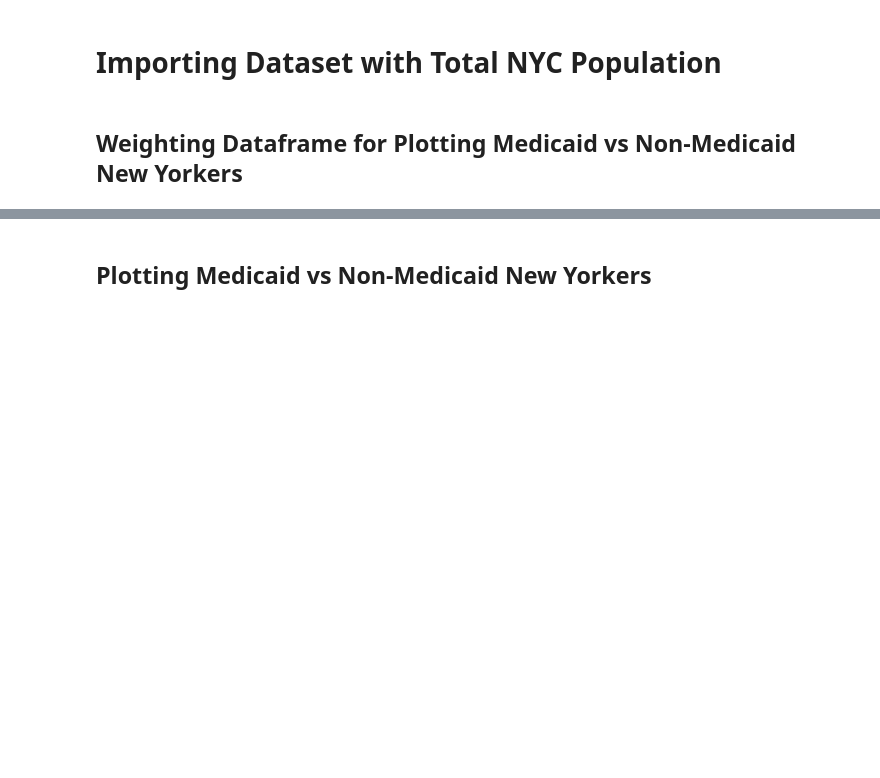
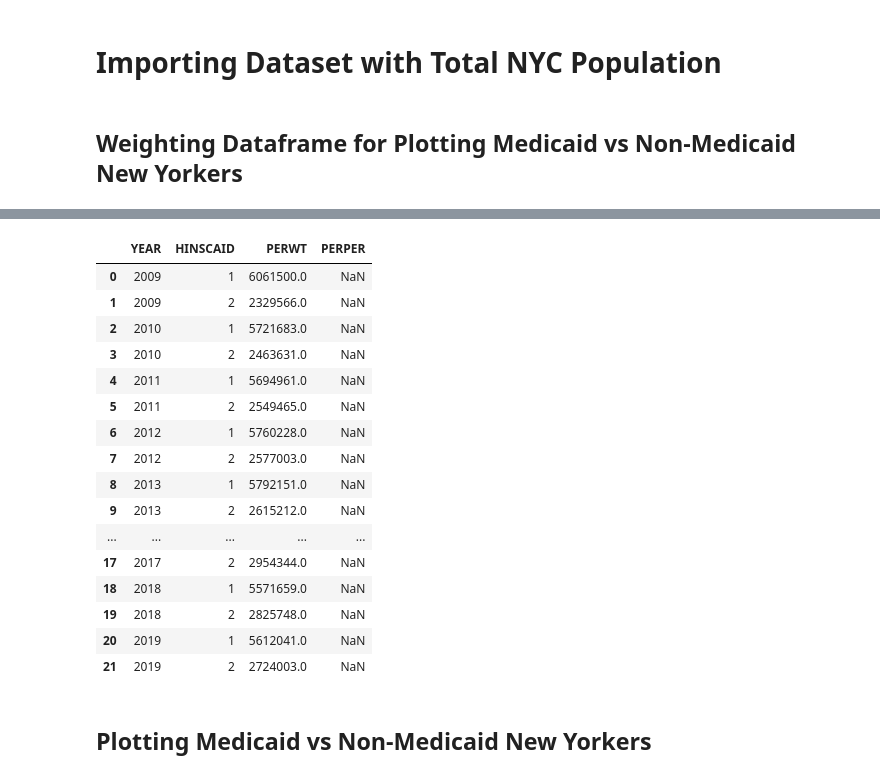
Before and after one commit to mspp-data-studio-2021/Ariel_Medex, a Jupyter notebook: 004 Combined Medicaid and Non-Medicaid Population Analysis.ipynb, the cells around one changed output, grey strips where cells are left out. Drawn from its saved outputs; the diff is of its cells as text; code cells hidden in the pictures; blank space fills up the shorter version.

```diff
--- a/004 Combined Medicaid and Non-Medicaid Population Analysis.ipynb
+++ b/004 Combined Medicaid and Non-Medicaid Population Analysis.ipynb
@@ -13,7 +13,7 @@ import weightedcalcs as wc
 # %% [markdown]
 # Importing Dataset with Total NYC Population
 # %%
-df = pd.read_csv('/Data/004usa_00005.csv')
+df = pd.read_csv('Data/004usa_00005.csv')
 # %% [markdown]
 ## Weighting Dataframe for Plotting Medicaid vs Non-Medicaid New Yorkers
 # %%
@@ -20,0 +41,3 @@ weighted_df = df.groupby(['YEAR', 'HINSCAID'], as_index=False).sum()[['YEAR', 'H
+# %%
+weighted_df1 = weighted_df[weighted_df['HINSCAID']==1]
+weighted_df1
@@ -21,3 +57,27 @@ weighted_df = df.groupby(['YEAR', 'HINSCAID'], as_index=False).sum()[['YEAR', 'H
+# %%
+weighted_df2 = weighted_df[weighted_df['HINSCAID']==2]
+# %%
+weighted_df['PERPER'] = weighted_df2.div(weighted_df1)
+# %%
+weighted_df
+# %% [output]
+|  | YEAR | HINSCAID | PERWT | PERPER |
+| 0 | 2009 | 1 | 6061500.0 | NaN |
+| 1 | 2009 | 2 | 2329566.0 | NaN |
+| 2 | 2010 | 1 | 5721683.0 | NaN |
+| 3 | 2010 | 2 | 2463631.0 | NaN |
+| 4 | 2011 | 1 | 5694961.0 | NaN |
+| 5 | 2011 | 2 | 2549465.0 | NaN |
+| 6 | 2012 | 1 | 5760228.0 | NaN |
+| 7 | 2012 | 2 | 2577003.0 | NaN |
+| 8 | 2013 | 1 | 5792151.0 | NaN |
+| 9 | 2013 | 2 | 2615212.0 | NaN |
+| ... | ... | ... | ... | ... |
+| 17 | 2017 | 2 | 2954344.0 | NaN |
+| 18 | 2018 | 1 | 5571659.0 | NaN |
+| 19 | 2018 | 2 | 2825748.0 | NaN |
+| 20 | 2019 | 1 | 5612041.0 | NaN |
+| 21 | 2019 | 2 | 2724003.0 | NaN |
 # %% [markdown]
 ## Plotting Medicaid vs Non-Medicaid New Yorkers
 # %% [markdown]
```
Also changed, not shown: parts of 2 cells of this notebook.
